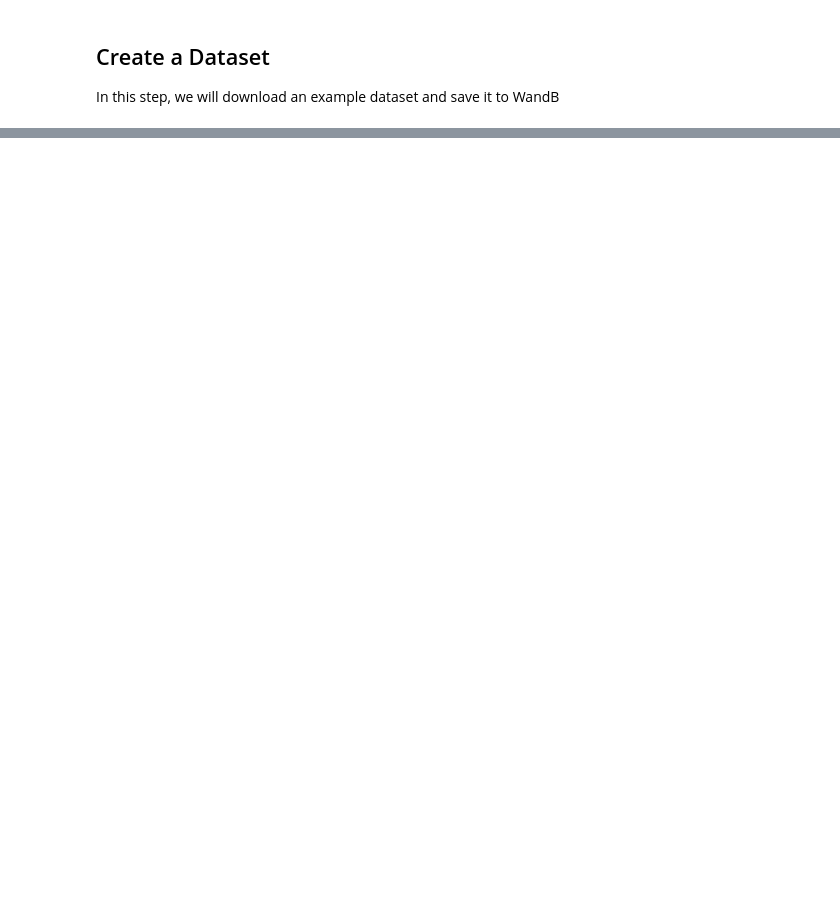
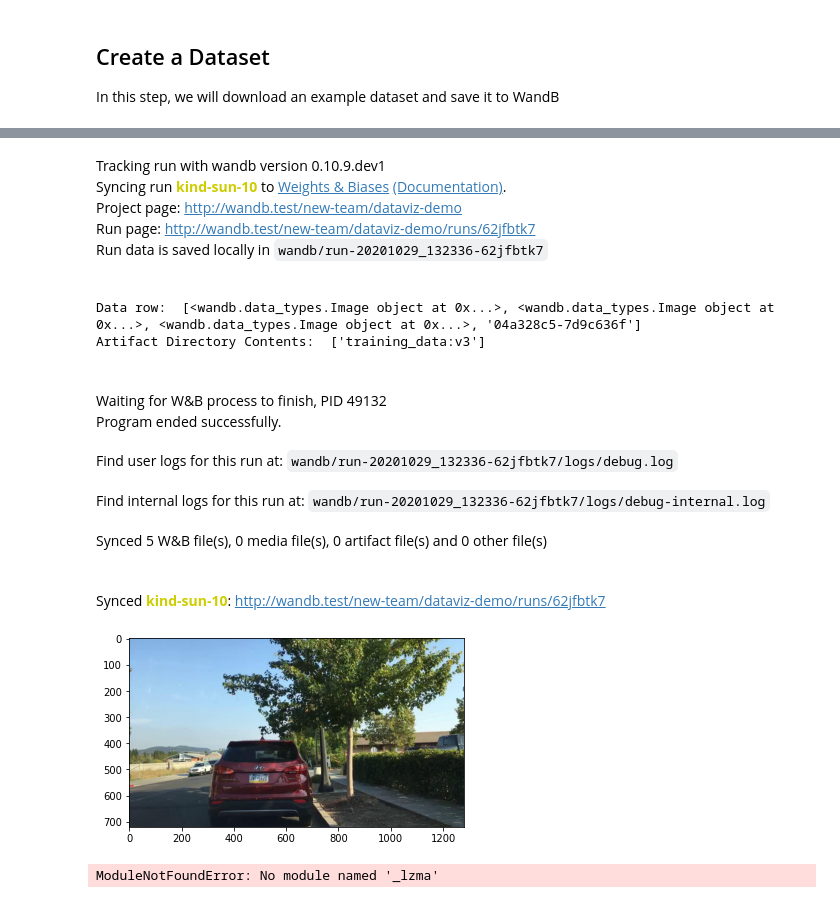
Before and after one commit to wandb/dsviz-demo, a Jupyter notebook: WandB_Dataset_Visualization.ipynb, the cells around one changed output, grey strips where cells are left out. Drawn from its saved outputs; the diff is of its cells as text; code cells hidden in the pictures; blank space fills up the shorter version.

```diff
--- a/WandB_Dataset_Visualization.ipynb
+++ b/WandB_Dataset_Visualization.ipynb
@@ -37,0 +118,41 @@ File does not exist
+# %%
+# Let's see what the data looks like
+
+with wandb.init(project="dataviz-demo", job_type="review_dataset") as run:
+    # Get the latest version of the artifact
+    dataset_artifact = run.use_artifact("training_data:latest")
+    data_table = dataset_artifact.get("raw_examples")
+
+    # Print a row
+    print("Data row: ", data_table.data[0])
+
+    # Show the image
+    plt.imshow(data_table.data[0][0]._image)
+
+    # Notice that a new directory was made: artifacts which is managed by wandb
+    print("Artifact Directory Contents: ", os.listdir("artifacts"))
+# %% [output]
+Tracking run with wandb version 0.10.9.dev1
+Syncing run kind-sun-10 to Weights & Biases (Documentation).
+Project page: http://wandb.test/new-team/dataviz-demo
+Run page: http://wandb.test/new-team/dataviz-demo/runs/62jfbtk7
+Run data is saved locally in wandb/run-20201029_132336-62jfbtk7
+Data row:  [<wandb.data_types.Image object at 0x...>, <wandb.data_types.Image object at 0x...>, <wandb.data_types.Image object at 0x...>, '04a328c5-7d9c636f']
+Artifact Directory Contents:  ['training_data:v3']
+Waiting for W&B process to finish, PID 49132
+Program ended successfully.
+Find user logs for this run at: wandb/run-20201029_132336-62jfbtk7/logs/debug.log
+Find internal logs for this run at: wandb/run-20201029_132336-62jfbtk7/logs/debug-internal.log
+Synced 5 W&B file(s), 0 media file(s), 0 artifact file(s) and 0 other file(s)
+Synced kind-sun-10: http://wandb.test/new-team/dataviz-demo/runs/62jfbtk7
+[figure, added]
+# %%
+# Next, we will train a model to predict the different regions. This tutorial is not
+# focused on model training, so we will
+import segmentation_models_pytorch as smp # segmentation-models-pytorch
+from segmentation_models_pytorch.encoders import get_preprocessing_fn
+
+preprocess_input = get_preprocessing_fn('resnet18', pretrained='imagenet')
+model = smp.Unet('resnet18', classes=len(BDD_CLASSES), activation='softmax')
+# %% [output]
+ModuleNotFoundError: No module named '_lzma'
```
Also changed, not shown: parts of 7 cells of this notebook, 1 other file.
